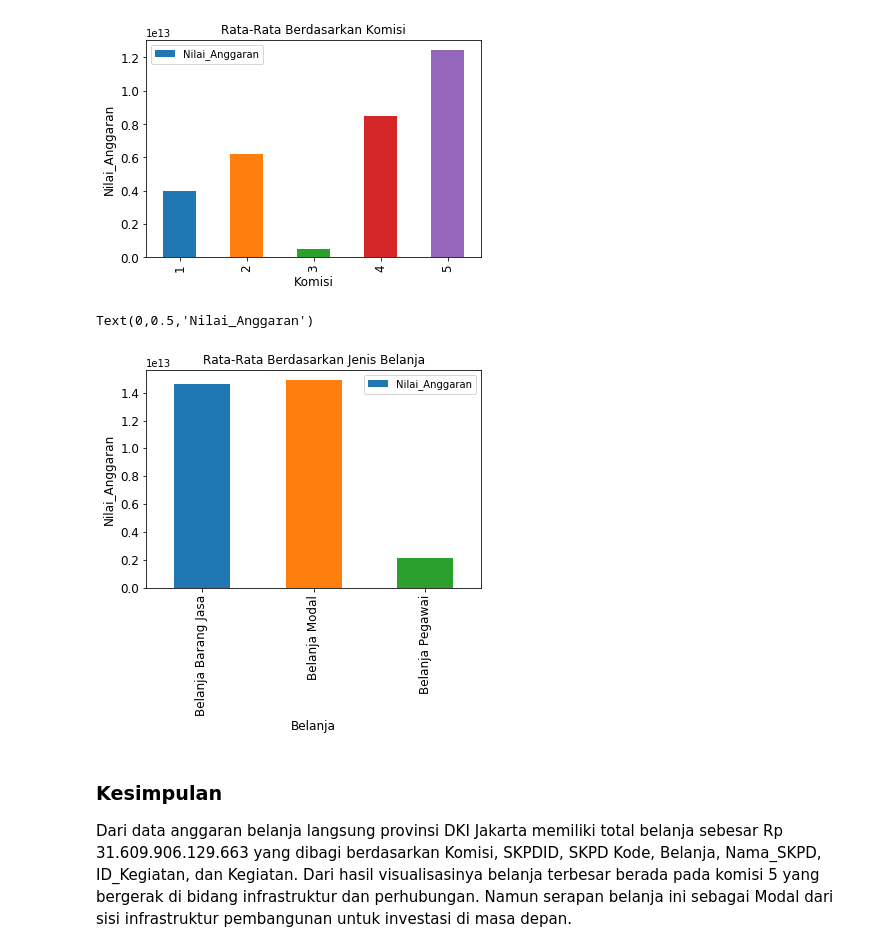
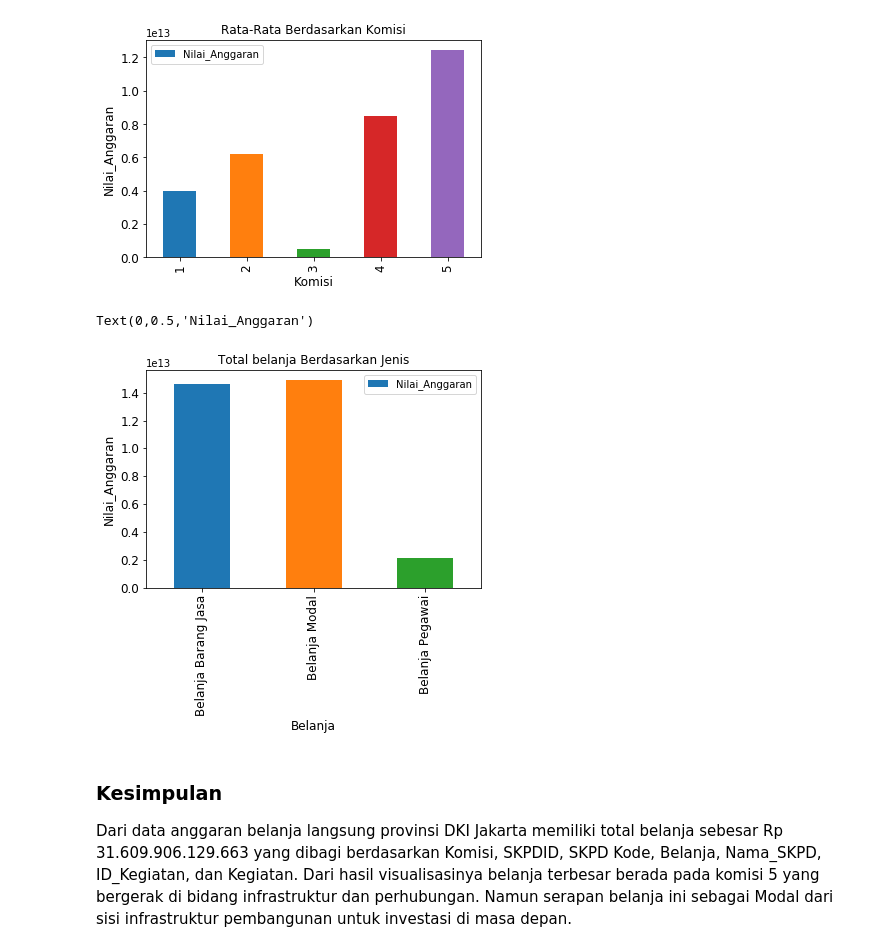
Before and after one commit to firdiaditya/digital-talent, a Jupyter notebook: Tugas_Analisa_Data_Anggaran_Belanja_Jakarta.ipynb, the cells around one changed output. Cells and saved outputs as stored; diff of their text form; code cells hidden in the pictures.

```diff
--- a/Tugas_Analisa_Data_Anggaran_Belanja_Jakarta.ipynb
+++ b/Tugas_Analisa_Data_Anggaran_Belanja_Jakarta.ipynb
@@ -64,12 +64,12 @@ Text(0,0.5,'Nilai_Anggaran')
 [figure]
 # %%
 ax = data_belanja.groupby('Belanja').sum()['Nilai_Anggaran']
-ax = ax.plot(kind='bar', title ="Rata-Rata Berdasarkan Jenis Belanja", legend=True, fontsize=12)
+ax = ax.plot(kind='bar', title ="Total belanja Berdasarkan Jenis", legend=True, fontsize=12)
 ax.set_xlabel("Belanja", fontsize=12)
 ax.set_ylabel("Nilai_Anggaran", fontsize=12)
 # %% [output]
 Text(0,0.5,'Nilai_Anggaran')
-[figure, old version]
+[figure, new version]
 # %% [markdown]
 ### Kesimpulan
 Dari data anggaran belanja langsung provinsi DKI Jakarta memiliki total belanja sebesar Rp  31.609.906.129.663 yang dibagi berdasarkan Komisi, SKPDID, SKPD Kode, Belanja, Nama_SKPD, ID_Kegiatan, dan Kegiatan. Dari hasil visualisasinya belanja terbesar berada pada komisi 5 yang bergerak di bidang infrastruktur dan perhubungan. Namun serapan belanja ini sebagai Modal dari sisi  infrastruktur pembangunan untuk investasi di masa depan.
```
